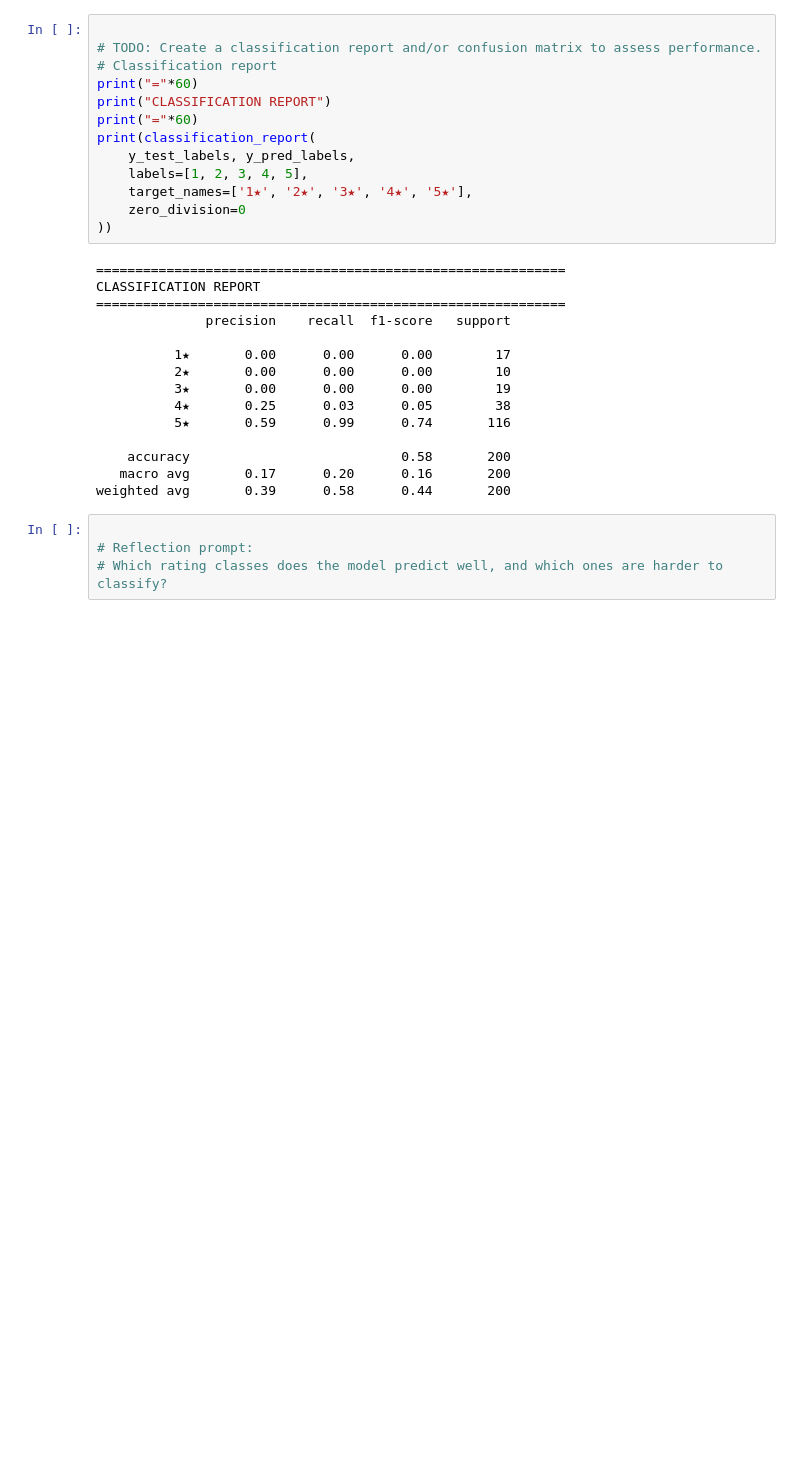
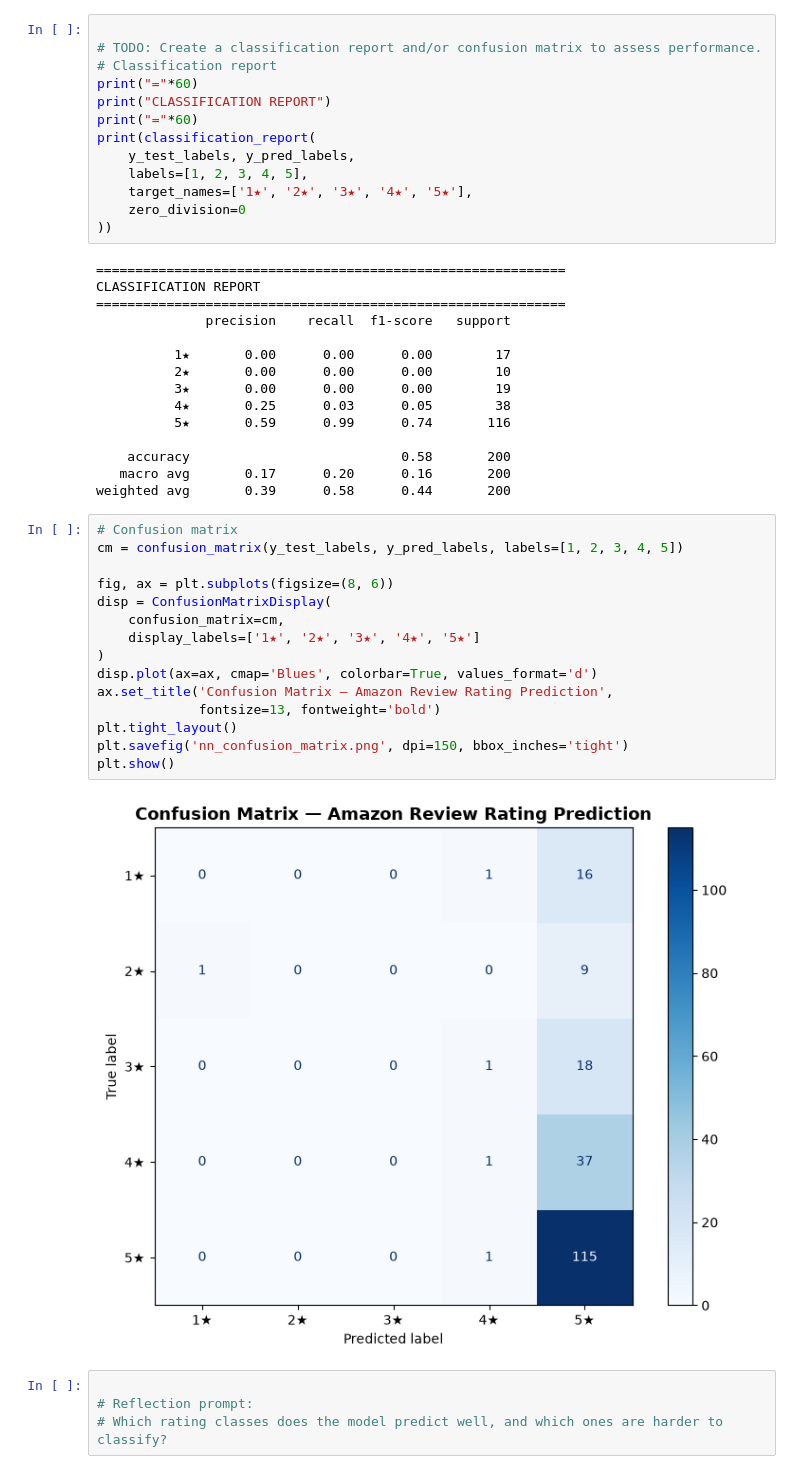
Before and after one commit to donjuel003/Summative-Lab--Analytics-Firm-Clients, a Jupyter notebook: C09_M08.ipynb, the cells around one changed output. Cells and saved outputs as stored; diff of their text form; blank space fills up the shorter version.

Commit message:
Confusion Matrix

```diff
--- a/C09_M08.ipynb
+++ b/C09_M08.ipynb
@@ -860,6 +860,23 @@ CLASSIFICATION REPORT
     accuracy                           0.58       200
    macro avg       0.17      0.20      0.16       200
 weighted avg       0.39      0.58      0.44       200
+# %%
+# Confusion matrix
+cm = confusion_matrix(y_test_labels, y_pred_labels, labels=[1, 2, 3, 4, 5])
+
+fig, ax = plt.subplots(figsize=(8, 6))
+disp = ConfusionMatrixDisplay(
+    confusion_matrix=cm,
+    display_labels=['1★', '2★', '3★', '4★', '5★']
+)
+disp.plot(ax=ax, cmap='Blues', colorbar=True, values_format='d')
+ax.set_title('Confusion Matrix — Amazon Review Rating Prediction',
+             fontsize=13, fontweight='bold')
+plt.tight_layout()
+plt.savefig('nn_confusion_matrix.png', dpi=150, bbox_inches='tight')
+plt.show()
+# %% [output]
+[figure, added]
 # %%
 
 # Reflection prompt:
```
